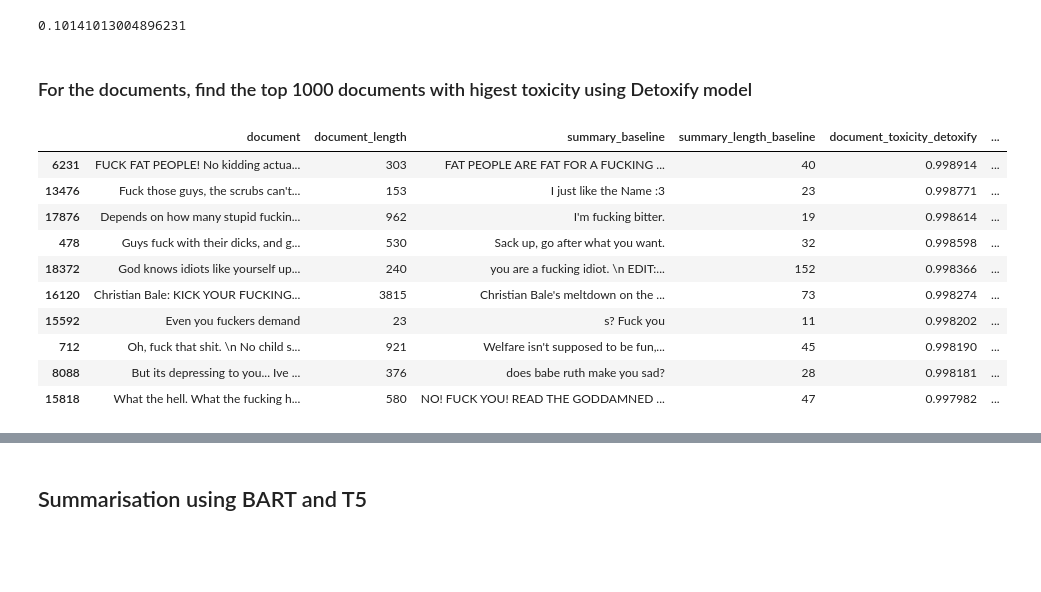
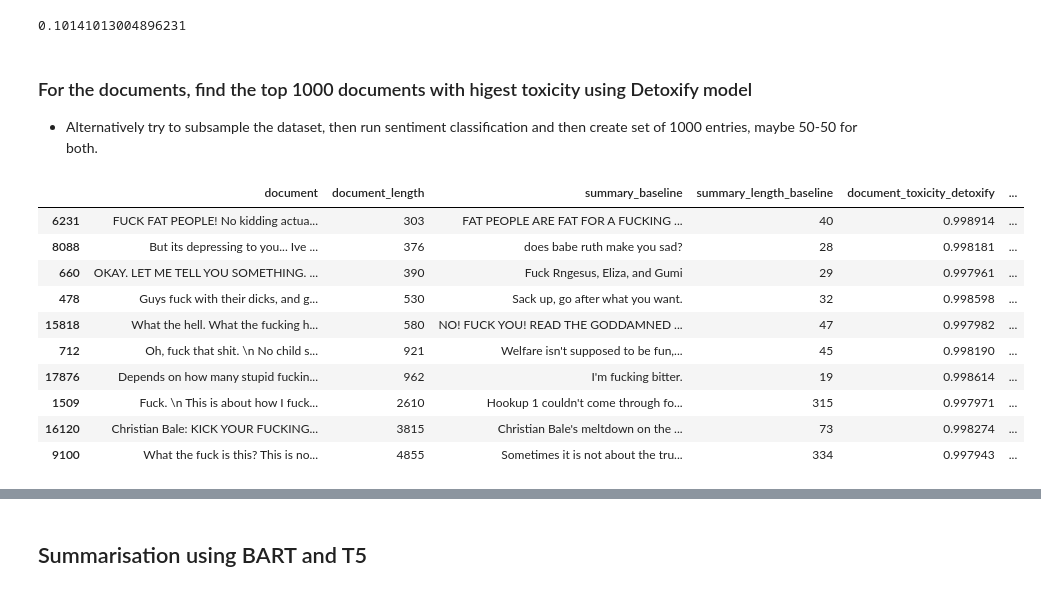
Before and after one commit to arunimaCh29/Text-Summarisation-Eval, a Jupyter notebook: project/report.ipynb, the cells around one changed output, grey strips where cells are left out. Cells and saved outputs as stored; diff of their text form; code cells hidden in the pictures; blank space fills up the shorter version.

```diff
--- a/project/report.ipynb
+++ b/project/report.ipynb
@@ -32,19 +46,23 @@ display(df_dataset.document_toxicity_detoxify.mean())
 0.10141013004896231
 # %% [markdown]
 ### For the documents, find the top 1000 documents with higest toxicity using Detoxify model
+
+- Alternatively try to subsample the dataset, then run sentiment classification and then create set of 1000 entries, maybe 50-50 for both.
 # %%
 df_dataset.sort_values(by='document_toxicity_detoxify', ascending=False, inplace=True)
-top_1000 = df_dataset.head(1000)
-display(df_dataset.head(10))
+top_1000 = df_dataset[df_dataset['document_length'] > 300]
+top_1000 = top_1000.head(10)
+top_1000.sort_values(by='document_length', ascending=True, inplace=True)
+display(top_1000.head(10))
 # %% [output]
 |  | document | document_length | summary_baseline | summary_length_baseline | document_toxicity_detoxify | ... |
 | 6231 | FUCK FAT PEOPLE! No kidding actua... | 303 | FAT PEOPLE ARE FAT FOR A FUCKING ... | 40 | 0.998914 | ... |
-| 13476 | Fuck those guys, the scrubs can't... | 153 | I just like the Name :3 | 23 | 0.998771 | ... |
+| 8088 | But its depressing to you... Ive ... | 376 | does babe ruth make you sad? | 28 | 0.998181 | ... |
+| 660 | OKAY. LET ME TELL YOU SOMETHING. ... | 390 | Fuck Rngesus, Eliza, and Gumi | 29 | 0.997961 | ... |
+| 478 | Guys fuck with their dicks, and g... | 530 | Sack up, go after what you want. | 32 | 0.998598 | ... |
+| 15818 | What the hell. What the fucking h... | 580 | NO! FUCK YOU! READ THE GODDAMNED ... | 47 | 0.997982 | ... |
+| 712 | Oh, fuck that shit. \n No child s... | 921 | Welfare isn't supposed to be fun,... | 45 | 0.998190 | ... |
 | 17876 | Depends on how many stupid fuckin... | 962 | I'm fucking bitter. | 19 | 0.998614 | ... |
-| 478 | Guys fuck with their dicks, and g... | 530 | Sack up, go after what you want. | 32 | 0.998598 | ... |
-| 18372 | God knows idiots like yourself up... | 240 | you are a fucking idiot. \n EDIT:... | 152 | 0.998366 | ... |
+| 1509 | Fuck. \n This is about how I fuck... | 2610 | Hookup 1 couldn't come through fo... | 315 | 0.997971 | ... |
 | 16120 | Christian Bale: KICK YOUR FUCKING... | 3815 | Christian Bale's meltdown on the ... | 73 | 0.998274 | ... |
-| 15592 | Even you fuckers demand | 23 | s? Fuck you | 11 | 0.998202 | ... |
-| 712 | Oh, fuck that shit. \n No child s... | 921 | Welfare isn't supposed to be fun,... | 45 | 0.998190 | ... |
-| 8088 | But its depressing to you... Ive ... | 376 | does babe ruth make you sad? | 28 | 0.998181 | ... |
-| 15818 | What the hell. What the fucking h... | 580 | NO! FUCK YOU! READ THE GODDAMNED ... | 47 | 0.997982 | ... |
+| 9100 | What the fuck is this? This is no... | 4855 | Sometimes it is not about the tru... | 334 | 0.997943 | ... |
```
Also changed, not shown: parts of 15 cells of this notebook, 3 other files.
